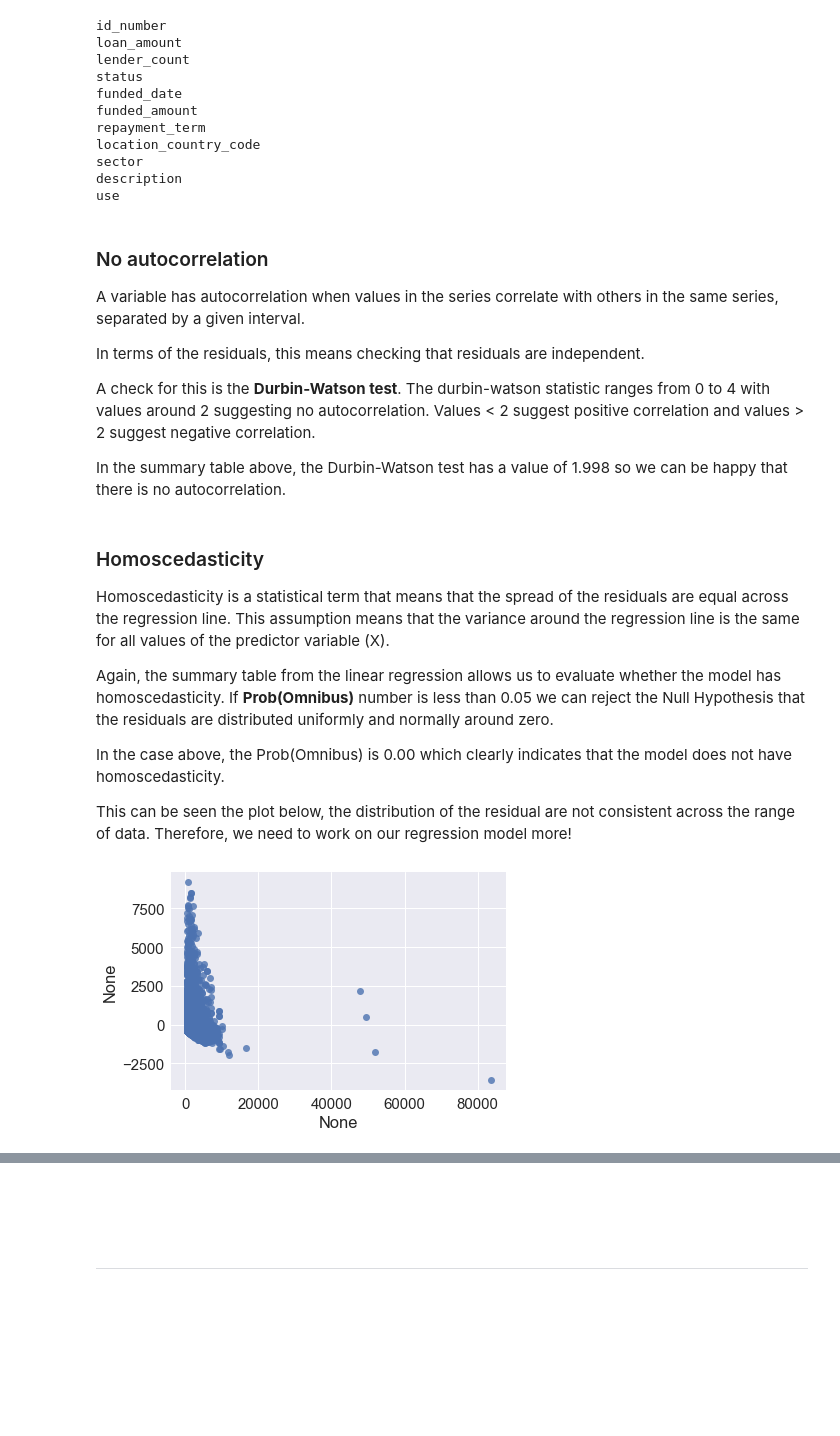
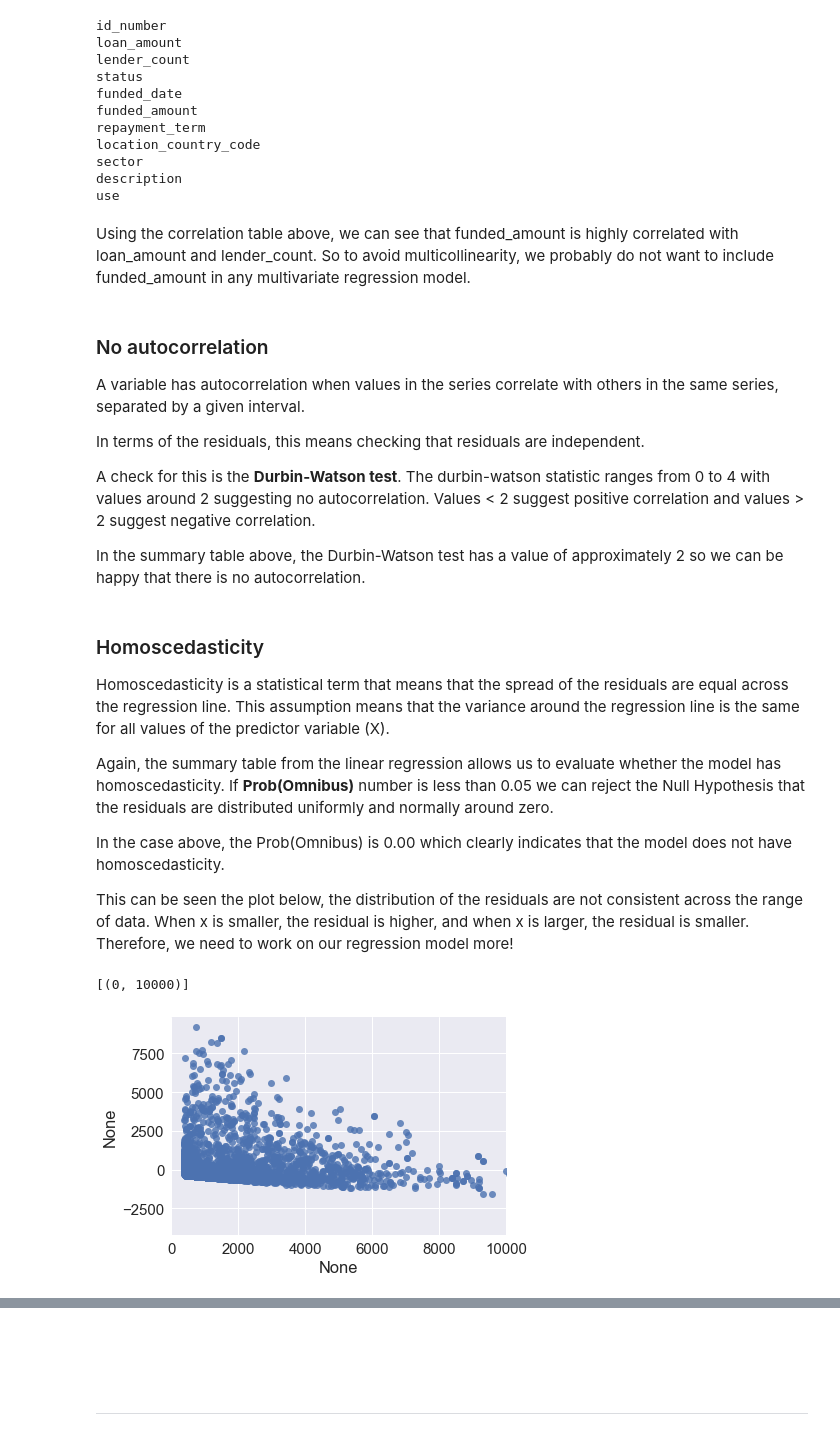
Before and after one commit to DeltaAnalytics/machine_learning_for_good, a Jupyter notebook: module_2_linear_regression/2_2_linear_regression_check_assumptions.ipynb, the cells around one changed output, grey strips where cells are left out. Saved outputs shown, nothing was run; the diff lists cells and outputs as text; code cells hidden in the pictures; blank space fills up the shorter version.

```diff
--- a/module_2_linear_regression/2_2_linear_regression_check_assumptions.ipynb
+++ b/module_2_linear_regression/2_2_linear_regression_check_assumptions.ipynb
@@ -80,7 +85,7 @@ x_columns = ['lender_count']
 X = df[x_columns]
 # Add an intercept term to the independent variables. This is needed in order to include the constant term from
 # linear regression equation.
-X['cnst'] = 1
+X['intercept'] = 1
 # Split our data into training and test data sets
 X_train, X_test, y_train, y_test = train_test_split(X, y, test_size=0.2, random_state=42)
 # %%
@@ -215,6 +224,8 @@ location_country_code
 sector
 description
 use
+# %% [markdown]
+Using the correlation table above, we can see that funded_amount is highly correlated with loan_amount and lender_count.  So to avoid multicollinearity, we probably do not want to include funded_amount in any multivariate regression model.
 # %% [markdown]
 ### No autocorrelation
 
@@ -224,7 +235,7 @@ In terms of the residuals, this means checking that residuals are independent.
 
 A check for this is the **Durbin-Watson test**. The durbin-watson statistic ranges from 0 to 4 with values around 2 suggesting no autocorrelation. Values < 2 suggest positive correlation and values > 2 suggest negative correlation.
 
-In the summary table above, the Durbin-Watson test has a value of 1.998 so we can be happy that there is no autocorrelation.
+In the summary table above, the Durbin-Watson test has a value of approximately 2 so we can be happy that there is no autocorrelation.
 # %% [markdown]
 ### Homoscedasticity
 
@@ -234,12 +245,14 @@ Again, the summary table from the linear regression allows us to evaluate whethe
 
 In the case above, the Prob(Omnibus) is 0.00 which clearly indicates that the model does not have homoscedasticity.
 
-This can be seen the plot below, the distribution of the residual are not consistent across the range of data. Therefore, we need to work on our regression model more!
+This can be seen the plot below, the distribution of the residuals are not consistent across the range of data. When x is smaller, the residual is higher, and when x is larger, the residual is smaller.  Therefore, we need to work on our regression model more!
 # %%
 y_pred = model.predict(X_train)
 ax = sns.regplot(x=y_pred, y=(y_train-y_pred), fit_reg=False)
+ax.set(xlim=(0, 10000))
 # %% [output]
+[(0, 10000)]
-[figure, old version]
+[figure, new version]
 # %% [markdown]
 Summary
 ----
```
Also changed, not shown: parts of 9 cells of this notebook, 1 other file.
